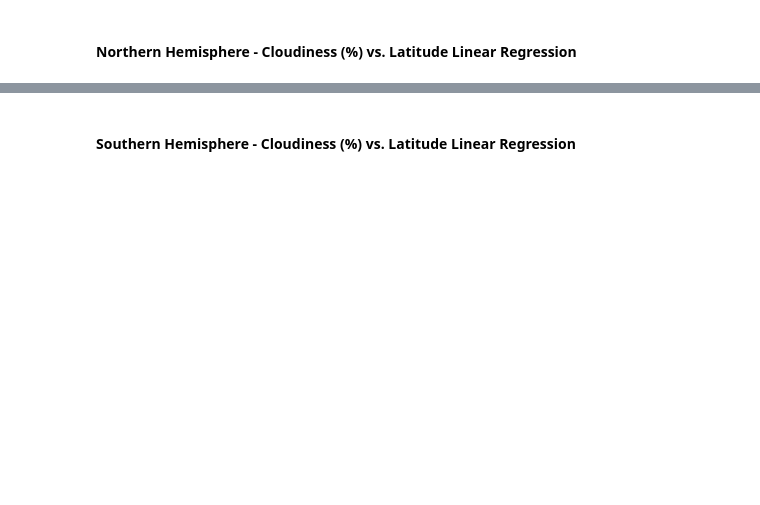
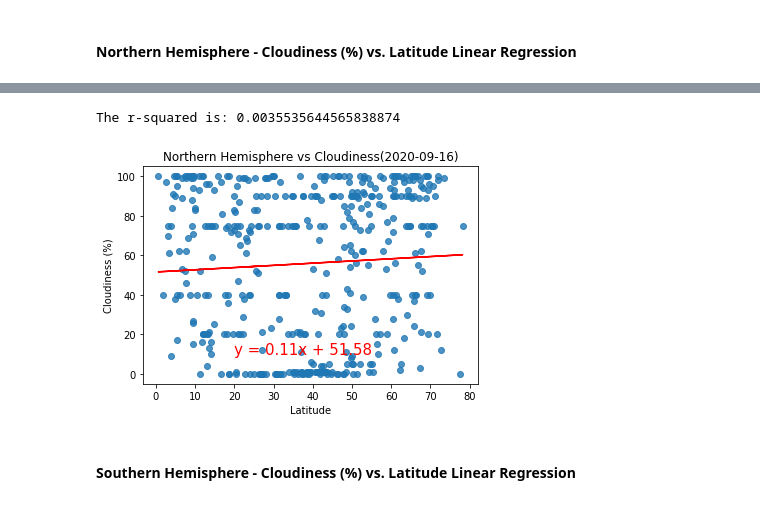
Before and after one commit to berlyflores-98/python-api-challenge, a Jupyter notebook: WeatherPy/WeatherPy.ipynb, the cells around one changed output, grey strips where cells are left out. Drawn from its saved outputs; the diff is of its cells as text; code cells hidden in the pictures; blank space fills up the shorter version.

```diff
--- a/WeatherPy/WeatherPy.ipynb
+++ b/WeatherPy/WeatherPy.ipynb
@@ -404,2 +400,32 @@ The r-value is: 0.0020898727664228514
+# %%
+# Run the regression and store each of the returned values
+slope, intercept, rvalue, pvalue, stderr = linregress(north_hem['Lat'], north_hem['Cloudiness'])
+
+# Calculate the predictions for each value of x (# Rooms)
+regression_values = north_hem['Lat'] * slope + intercept
+
+# store a string version of the linear equation, so we can display it on the plot
+line_eq = "y = " + str(round(slope,2)) + "x + " + str(round(intercept,2))
+#plotting
+plt.scatter(north_hem['Lat'],north_hem['Cloudiness'], alpha=0.8)
+
+# Plot the regression line
+plt.plot(north_hem['Lat'], regression_values, "red")
+
+# Annotate the plot with the linear equation
+plt.annotate(line_eq, (20, 10), fontsize=15, color="red")
+
+#labels
+plt.title(f'Northern Hemisphere vs Cloudiness({str(cur_date[0])[:-9]})')
+plt.ylabel('Cloudiness (%)')
+plt.xlabel('Latitude')
+print(f"The r-squared is: {rvalue**2}")
+#saving image
+plt.savefig('Images/North_Hem_vs_Cloudiness.png')
+
+plt.show()
+# %% [output]
+The r-squared is: 0.0035535644565838874
+[figure, added]
 # %% [markdown]
 ####  Southern Hemisphere - Cloudiness (%) vs. Latitude Linear Regression
```
Also changed, not shown: parts of 10 cells of this notebook, 4 other files.
